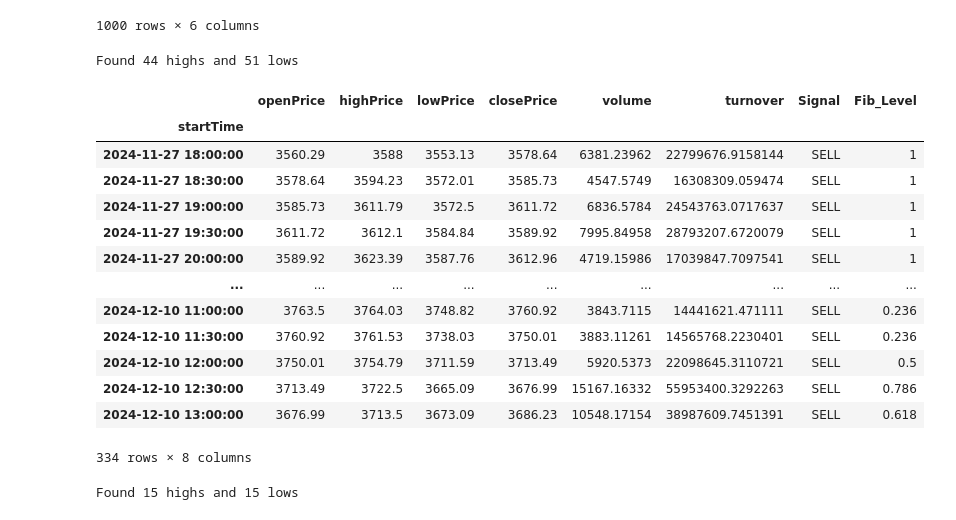
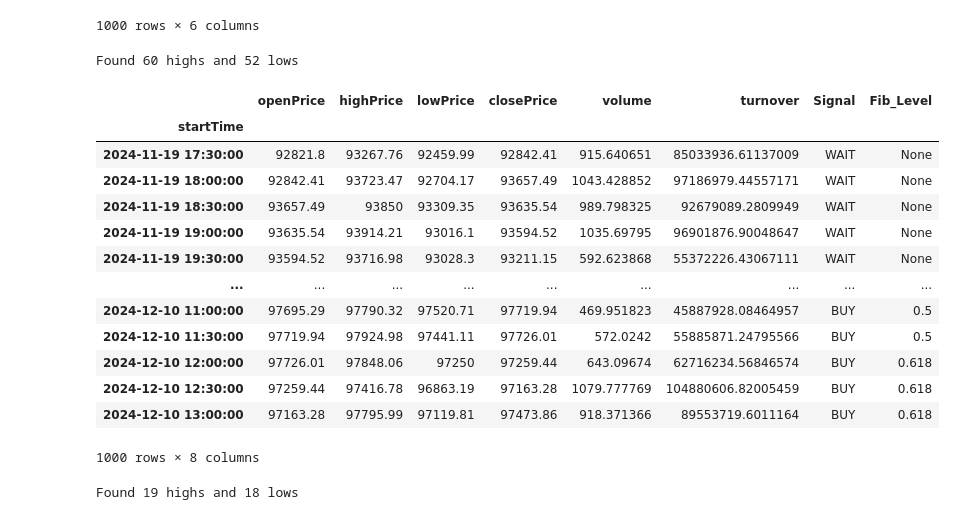
Before and after one commit to eeghor/monedas, a Jupyter notebook: monedas.ipynb, the cells around one changed output. Saved outputs shown, nothing was run; the diff lists cells and outputs as text; code cells hidden in the pictures.

```diff
--- a/monedas.ipynb
+++ b/monedas.ipynb
@@ -90,6 +90,9 @@ bbdl.data
 1000 rows × 6 columns
 # %%
 class FibonacciRetracement:
+    """
+    Class to perform Fibonacci retracement analysis on historical price data
+    """
     FIBONACCI_LEVELS = [0, 0.236, 0.382, 0.5, 0.618, 0.786, 1]
 
     def __init__(self):
@@ -336,32 +339,32 @@ class FibonacciRetracement:
         return metrics
 # %%
 fib = FibonacciRetracement()
-fib.load_data(bbdl.df)
+fib.load_data(bbdl.data)
 # %%
 signals = fib.find_trading_signals(window=6)
 # %% [output]
-Found 44 highs and 51 lows
+Found 60 highs and 52 lows
 # %%
-signals.query("Signal == 'BUY' or Signal == 'SELL'")
+signals
 # %% [output]
 |  | openPrice | highPrice | lowPrice | closePrice | volume | turnover | Signal | Fib_Level |
 | startTime |  |  |  |  |  |  |  |  |
-| 2024-11-27 18:00:00 | 3560.29 | 3588 | 3553.13 | 3578.64 | 6381.23962 | 22799676.9158144 | SELL | 1 |
-| 2024-11-27 18:30:00 | 3578.64 | 3594.23 | 3572.01 | 3585.73 | 4547.5749 | 16308309.059474 | SELL | 1 |
-| 2024-11-27 19:00:00 | 3585.73 | 3611.79 | 3572.5 | 3611.72 | 6836.5784 | 24543763.0717637 | SELL | 1 |
-| 2024-11-27 19:30:00 | 3611.72 | 3612.1 | 3584.84 | 3589.92 | 7995.84958 | 28793207.6720079 | SELL | 1 |
-| 2024-11-27 20:00:00 | 3589.92 | 3623.39 | 3587.76 | 3612.96 | 4719.15986 | 17039847.7097541 | SELL | 1 |
+| 2024-11-19 17:30:00 | 92821.8 | 93267.76 | 92459.99 | 92842.41 | 915.640651 | 85033936.61137009 | WAIT | None |
+| 2024-11-19 18:00:00 | 92842.41 | 93723.47 | 92704.17 | 93657.49 | 1043.428852 | 97186979.44557171 | WAIT | None |
+| 2024-11-19 18:30:00 | 93657.49 | 93850 | 93309.35 | 93635.54 | 989.798325 | 92679089.2809949 | WAIT | None |
+| 2024-11-19 19:00:00 | 93635.54 | 93914.21 | 93016.1 | 93594.52 | 1035.69795 | 96901876.90048647 | WAIT | None |
+| 2024-11-19 19:30:00 | 93594.52 | 93716.98 | 93028.3 | 93211.15 | 592.623868 | 55372226.43067111 | WAIT | None |
 | ... | ... | ... | ... | ... | ... | ... | ... | ... |
-| 2024-12-10 11:00:00 | 3763.5 | 3764.03 | 3748.82 | 3760.92 | 3843.7115 | 14441621.471111 | SELL | 0.236 |
-| 2024-12-10 11:30:00 | 3760.92 | 3761.53 | 3738.03 | 3750.01 | 3883.11261 | 14565768.2230401 | SELL | 0.236 |
-| 2024-12-10 12:00:00 | 3750.01 | 3754.79 | 3711.59 | 3713.49 | 5920.5373 | 22098645.3110721 | SELL | 0.5 |
-| 2024-12-10 12:30:00 | 3713.49 | 3722.5 | 3665.09 | 3676.99 | 15167.16332 | 55953400.3292263 | SELL | 0.786 |
-| 2024-12-10 13:00:00 | 3676.99 | 3713.5 | 3673.09 | 3686.23 | 10548.17154 | 38987609.7451391 | SELL | 0.618 |
+| 2024-12-10 11:00:00 | 97695.29 | 97790.32 | 97520.71 | 97719.94 | 469.951823 | 45887928.08464957 | BUY | 0.5 |
+| 2024-12-10 11:30:00 | 97719.94 | 97924.98 | 97441.11 | 97726.01 | 572.0242 | 55885871.24795566 | BUY | 0.5 |
+| 2024-12-10 12:00:00 | 97726.01 | 97848.06 | 97250 | 97259.44 | 643.09674 | 62716234.56846574 | BUY | 0.618 |
+| 2024-12-10 12:30:00 | 97259.44 | 97416.78 | 96863.19 | 97163.28 | 1079.777769 | 104880606.82005459 | BUY | 0.618 |
+| 2024-12-10 13:00:00 | 97163.28 | 97795.99 | 97119.81 | 97473.86 | 918.371366 | 89553719.6011164 | BUY | 0.618 |
-334 rows × 8 columns
+1000 rows × 8 columns
 # %%
 results = fib.backtest_strategy()
 # %% [output]
-Found 15 highs and 15 lows
+Found 19 highs and 18 lows
 # %%
 results
 # %% [output]
```
Also changed, not shown: parts of 2 cells of this notebook.
